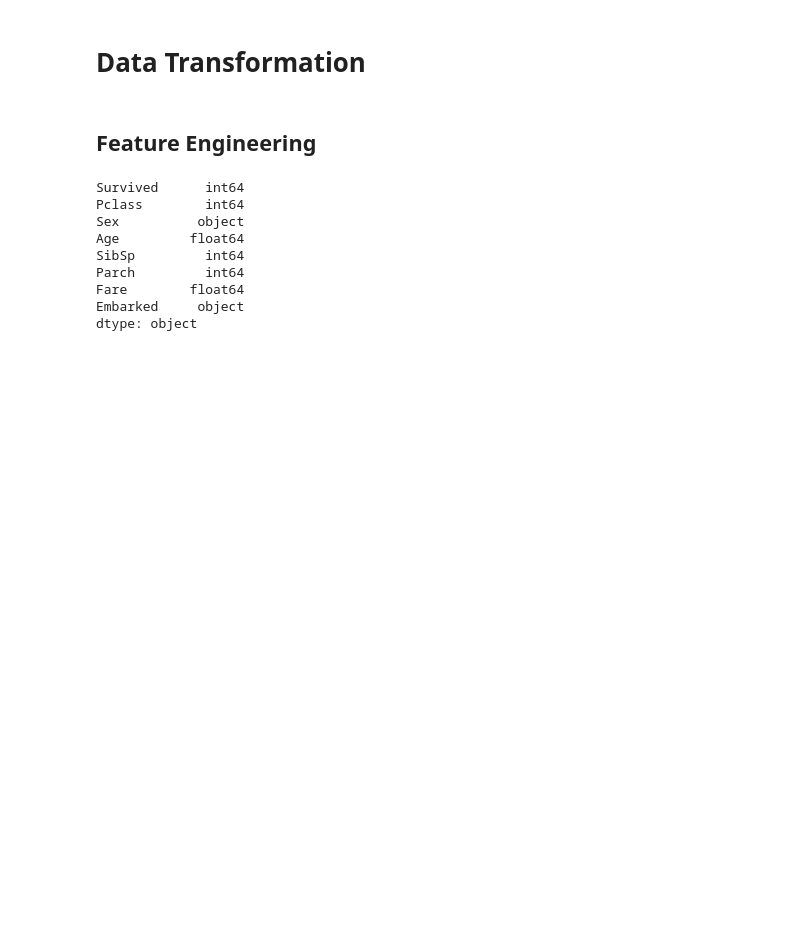
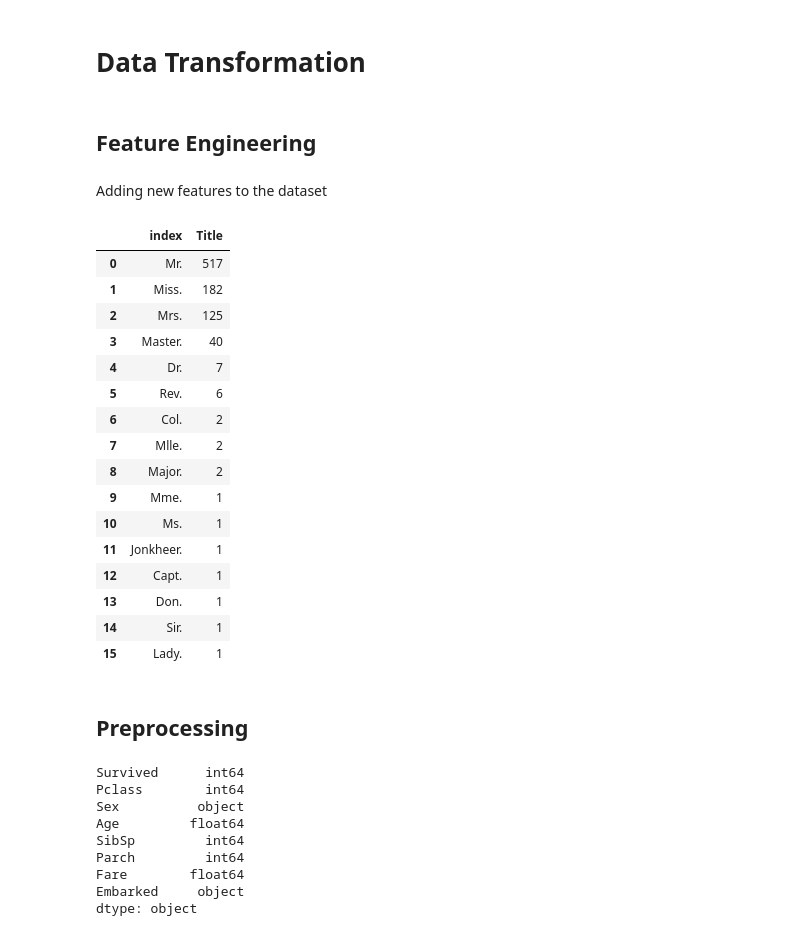
Before and after one commit to alexandrenriq/Kaggle-Titanic, a Jupyter notebook: Titanic.ipynb, the cells around one changed output. Drawn from its saved outputs; the diff is of its cells as text; code cells hidden in the pictures; blank space fills up the shorter version.

```diff
--- a/Titanic.ipynb
+++ b/Titanic.ipynb
@@ -226,3 +231,38 @@ sns.jointplot(x="Age", y="Fare", data=data_train)
+# %% [markdown]
+   Adding new features to the dataset
+# %%
+data_train['Name_len'] = data_train['Name'].str.len()
+# %%
+data_train['Ticket_First'] = data_train['Ticket'].str[0]
+# %%
+# Number of parents, siblings and spouses
+data_train['FamilyCount'] = data_train['SibSp'] + data_train['Parch']
+# %%
+data_train['Cabin_first'] = data_train['Cabin'].str[0]
+# %%
+# Regular expression to get the title of the Name
+data_train['Title'] = data_train['Name'].str.extract('\, ([A-Z][^ ]*\.)', expand=False)
+data_train['Title'].value_counts().reset_index()
+# %% [output]
+|  | index | Title |
+| 0 | Mr. | 517 |
+| 1 | Miss. | 182 |
+| 2 | Mrs. | 125 |
+| 3 | Master. | 40 |
+| 4 | Dr. | 7 |
+| 5 | Rev. | 6 |
+| 6 | Col. | 2 |
+| 7 | Mlle. | 2 |
+| 8 | Major. | 2 |
+| 9 | Mme. | 1 |
+| 10 | Ms. | 1 |
+| 11 | Jonkheer. | 1 |
+| 12 | Capt. | 1 |
+| 13 | Don. | 1 |
+| 14 | Sir. | 1 |
+| 15 | Lady. | 1 |
+# %% [markdown]
+## Preprocessing
 # %%
 data_train = data_train.drop(['PassengerId', 'Name', 'Ticket', 'Cabin'], axis=1)
 # %%
```
Also changed, not shown: parts of 4 cells of this notebook.
